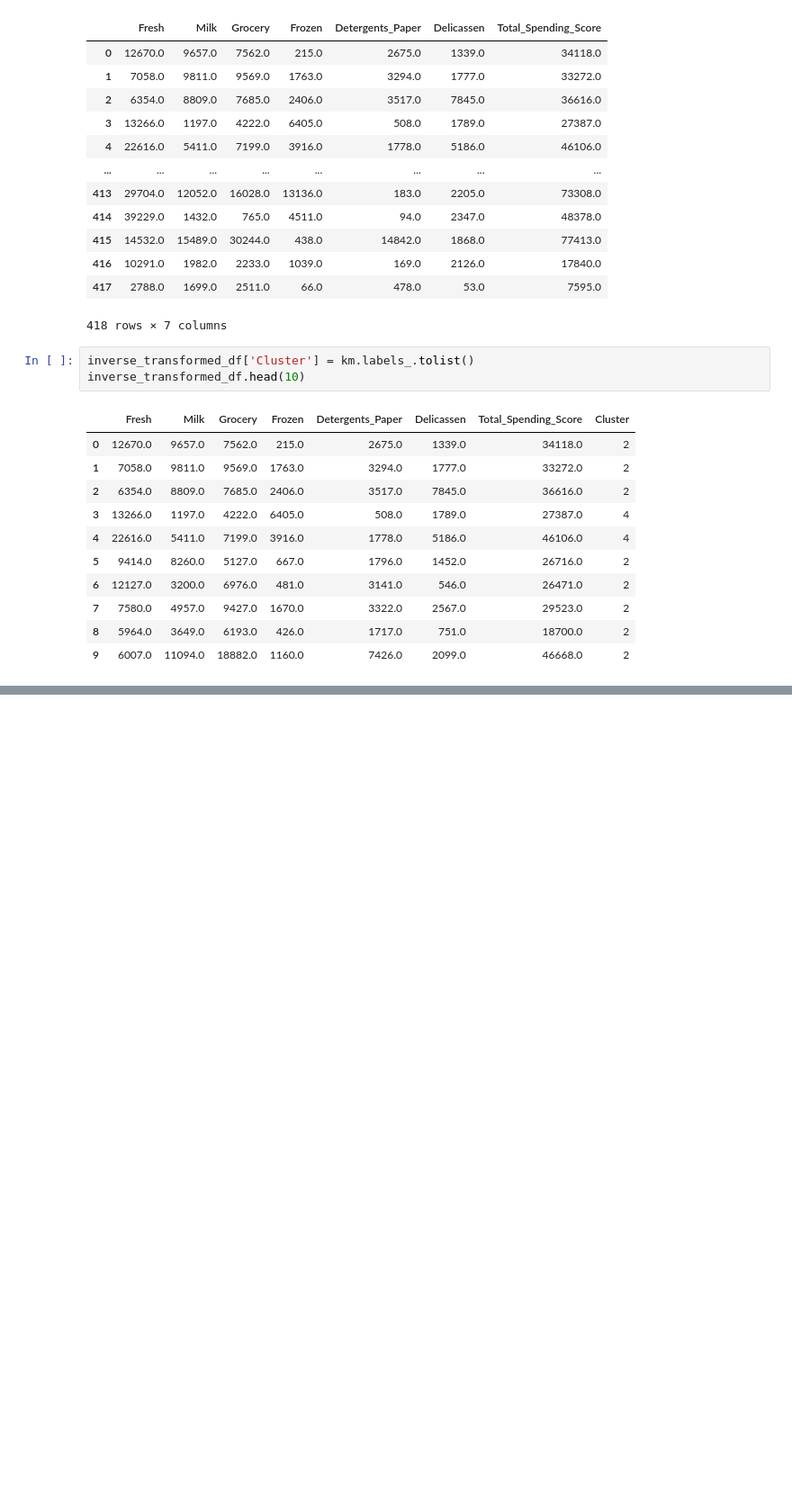
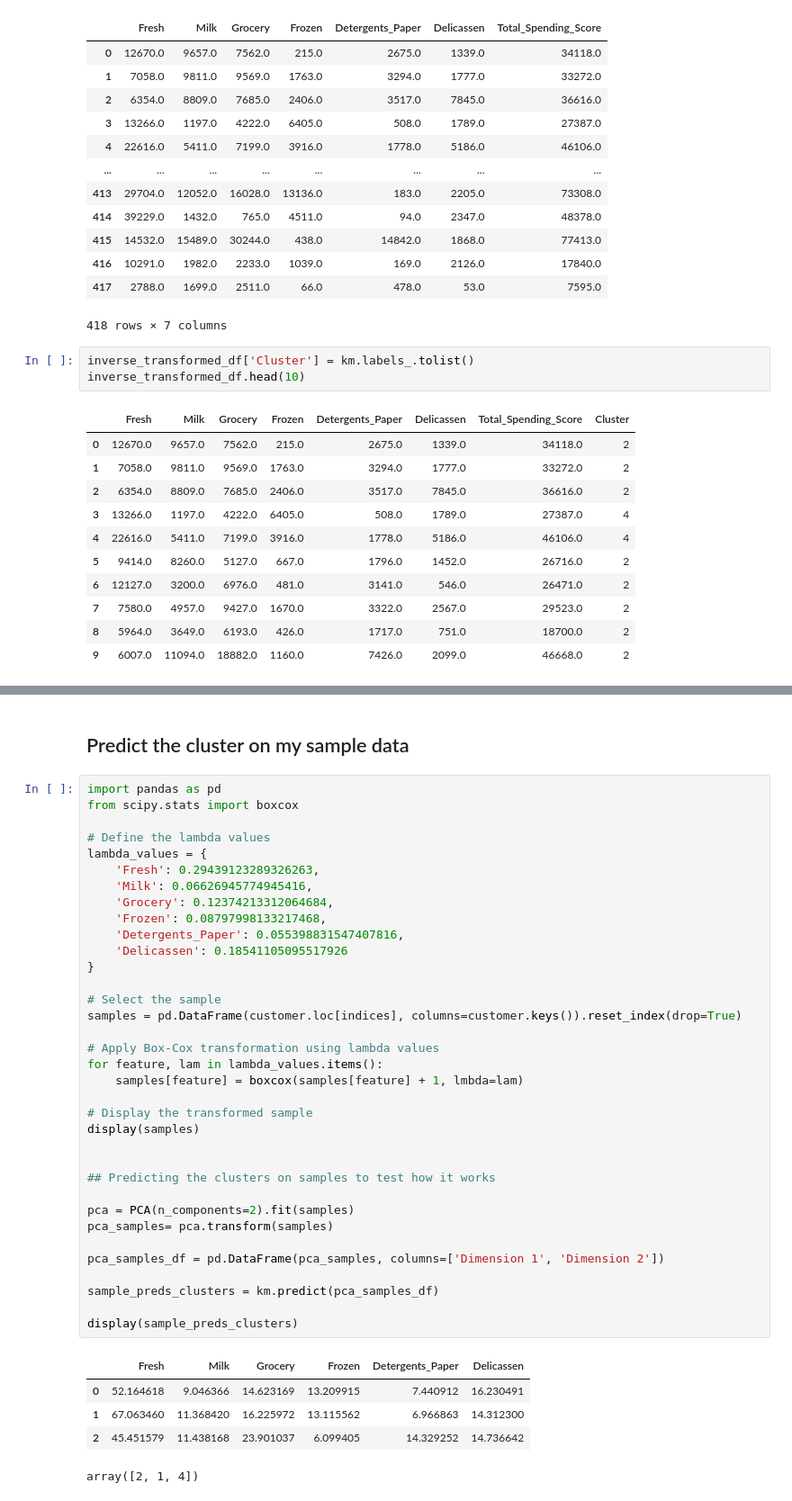
Before and after one commit to Venura-94/Mall-Customer-Segmentation, a Jupyter notebook: research/EDA.ipynb, the cells around one changed output, grey strips where cells are left out. Shown at 90% size. Saved outputs shown, nothing was run; the diff lists cells and outputs as text; blank space fills up the shorter version.

Commit message:
Clustering completed

```diff
--- a/research/EDA.ipynb
+++ b/research/EDA.ipynb
@@ -820,0 +924,43 @@ inverse_transformed_df.head(10)
+# %% [markdown]
+## Predict the cluster on my sample data
+# %%
+import pandas as pd
+from scipy.stats import boxcox
+
+# Define the lambda values
+lambda_values = {
+    'Fresh': 0.29439123289326263,
+    'Milk': 0.06626945774945416,
+    'Grocery': 0.12374213312064684,
+    'Frozen': 0.08797998133217468,
+    'Detergents_Paper': 0.055398831547407816,
+    'Delicassen': 0.18541105095517926
+}
+
+# Select the sample
+samples = pd.DataFrame(customer.loc[indices], columns=customer.keys()).reset_index(drop=True)
+
+# Apply Box-Cox transformation using lambda values
+for feature, lam in lambda_values.items():
+    samples[feature] = boxcox(samples[feature] + 1, lmbda=lam)
+
+# Display the transformed sample
+display(samples)
+
+
+## Predicting the clusters on samples to test how it works
+
+pca = PCA(n_components=2).fit(samples)
+pca_samples= pca.transform(samples)
+
+pca_samples_df = pd.DataFrame(pca_samples, columns=['Dimension 1', 'Dimension 2'])
+
+sample_preds_clusters = km.predict(pca_samples_df)
+
+display(sample_preds_clusters)
+# %% [output]
+|  | Fresh | Milk | Grocery | Frozen | Detergents_Paper | Delicassen |
+| 0 | 52.164618 | 9.046366 | 14.623169 | 13.209915 | 7.440912 | 16.230491 |
+| 1 | 67.063460 | 11.368420 | 16.225972 | 13.115562 | 6.966863 | 14.312300 |
+| 2 | 45.451579 | 11.438168 | 23.901037 | 6.099405 | 14.329252 | 14.736642 |
+array([2, 1, 4])
```
Also changed, not shown: parts of 19 cells of this notebook, 2 other files.
